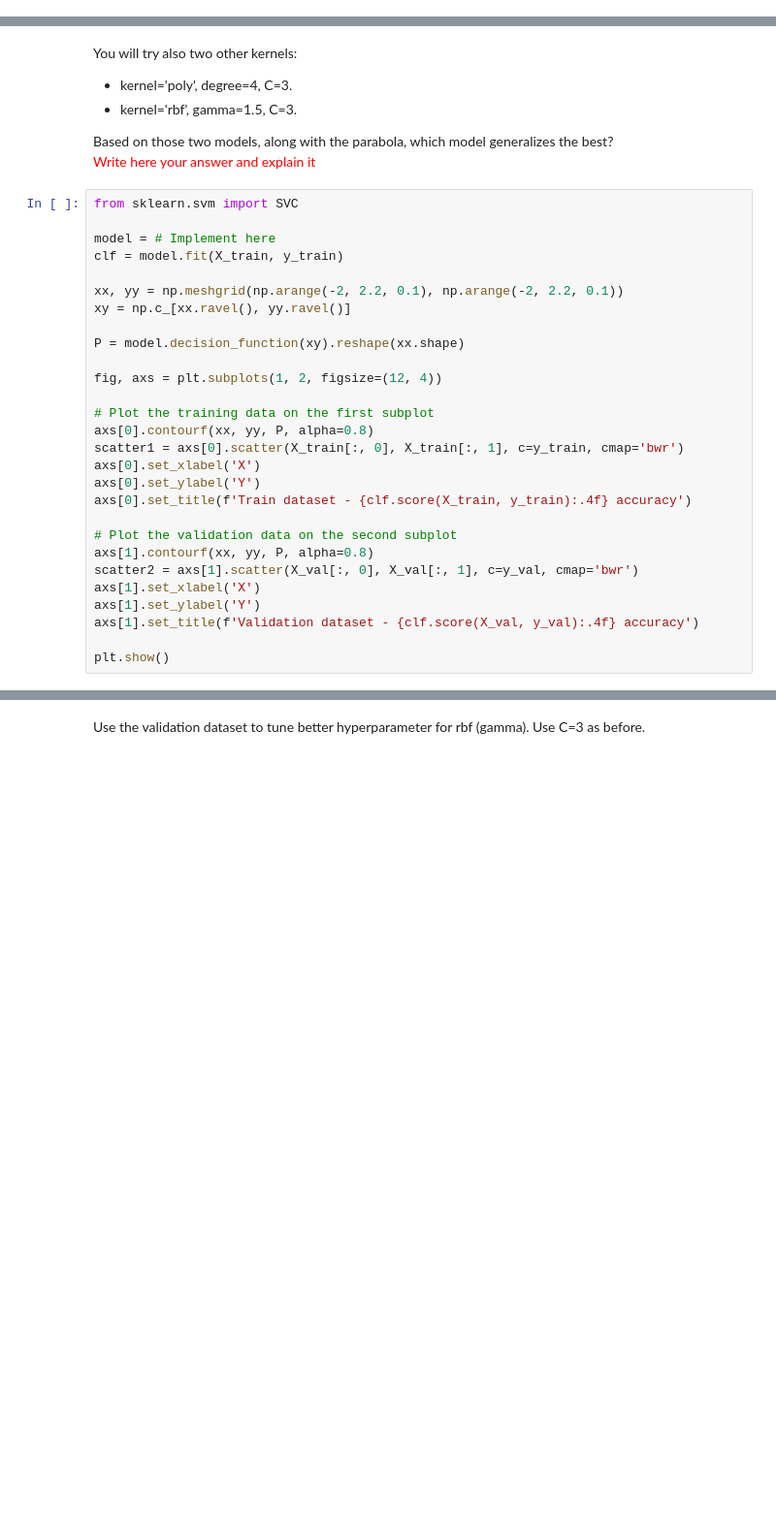
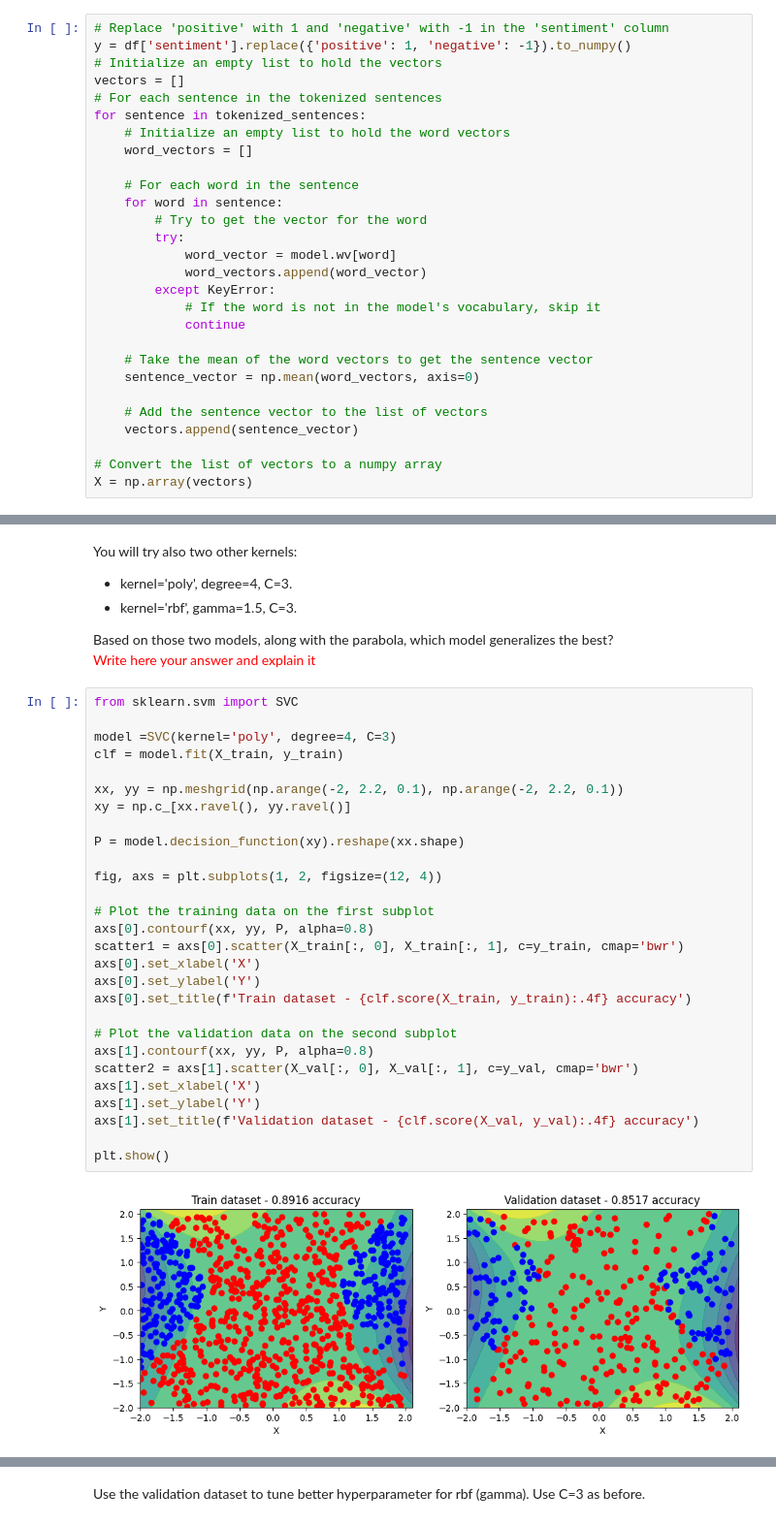
Before and after one commit to aseel1/Machine-learning, a Jupyter notebook: HW2.ipynb, the cells around one changed output, grey strips where cells are left out. Shown at 97% size. Cells and saved outputs as stored; diff of their text form; blank space fills up the shorter version.

```diff
--- a/HW2.ipynb
+++ b/HW2.ipynb
@@ -241,2 +244,30 @@ y = df['sentiment'].replace({'positive': 1, 'negative': -1}).to_numpy()
+# %%
+# Replace 'positive' with 1 and 'negative' with -1 in the 'sentiment' column
+y = df['sentiment'].replace({'positive': 1, 'negative': -1}).to_numpy()
+# Initialize an empty list to hold the vectors
+vectors = []
+# For each sentence in the tokenized sentences
+for sentence in tokenized_sentences:
+    # Initialize an empty list to hold the word vectors
+    word_vectors = []
+
+    # For each word in the sentence
+    for word in sentence:
+        # Try to get the vector for the word
+        try:
+            word_vector = model.wv[word]
+            word_vectors.append(word_vector)
+        except KeyError:
+            # If the word is not in the model's vocabulary, skip it
+            continue
+
+    # Take the mean of the word vectors to get the sentence vector
+    sentence_vector = np.mean(word_vectors, axis=0)
+
+    # Add the sentence vector to the list of vectors
+    vectors.append(sentence_vector)
+
+# Convert the list of vectors to a numpy array
+X = np.array(vectors)
 # %% [markdown]
 Split the data into 20\% test and 80\% train. After that, split the train into smaller train and 20% validation. Use stratify and random state of 42\%
@@ -544,31 +635,33 @@ Based on those two models, along with the parabola, which model generalizes the
 # %%
 from sklearn.svm import SVC
 
-model = # Implement here
+model =SVC(kernel='poly', degree=4, C=3)
 clf = model.fit(X_train, y_train)
 
 xx, yy = np.meshgrid(np.arange(-2, 2.2, 0.1), np.arange(-2, 2.2, 0.1))
 xy = np.c_[xx.ravel(), yy.ravel()]
 
 P = model.decision_function(xy).reshape(xx.shape)
 
 fig, axs = plt.subplots(1, 2, figsize=(12, 4))
 
 # Plot the training data on the first subplot
 axs[0].contourf(xx, yy, P, alpha=0.8)
 scatter1 = axs[0].scatter(X_train[:, 0], X_train[:, 1], c=y_train, cmap='bwr')
 axs[0].set_xlabel('X')
 axs[0].set_ylabel('Y')
 axs[0].set_title(f'Train dataset - {clf.score(X_train, y_train):.4f} accuracy')
 
 # Plot the validation data on the second subplot
 axs[1].contourf(xx, yy, P, alpha=0.8)
 scatter2 = axs[1].scatter(X_val[:, 0], X_val[:, 1], c=y_val, cmap='bwr')
 axs[1].set_xlabel('X')
 axs[1].set_ylabel('Y')
 axs[1].set_title(f'Validation dataset - {clf.score(X_val, y_val):.4f} accuracy')
 
 plt.show()
+# %% [output]
+[figure, added]
 # %%
 from sklearn.svm import SVC
 
```
Also changed, not shown: parts of 18 cells of this notebook, 1 other file.
